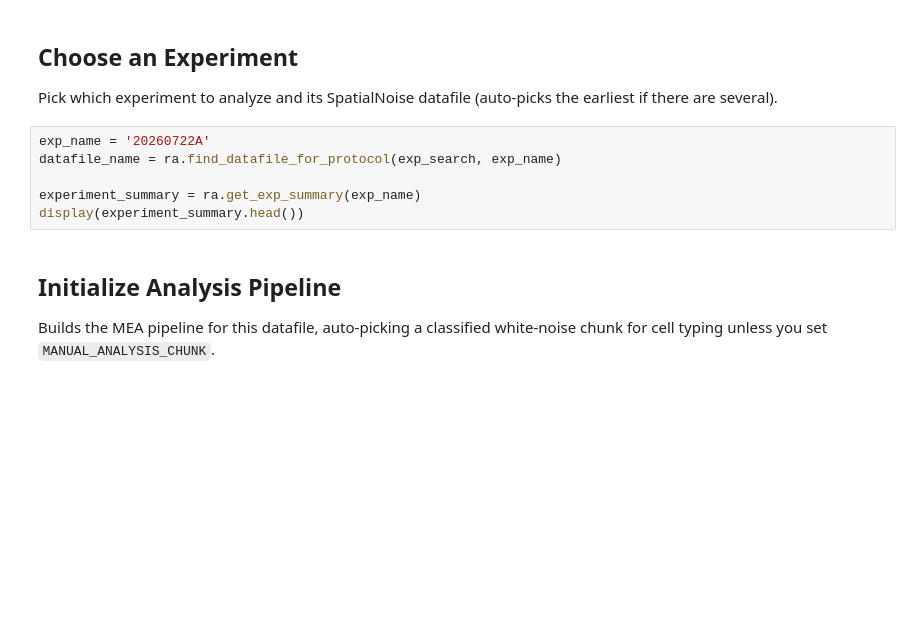
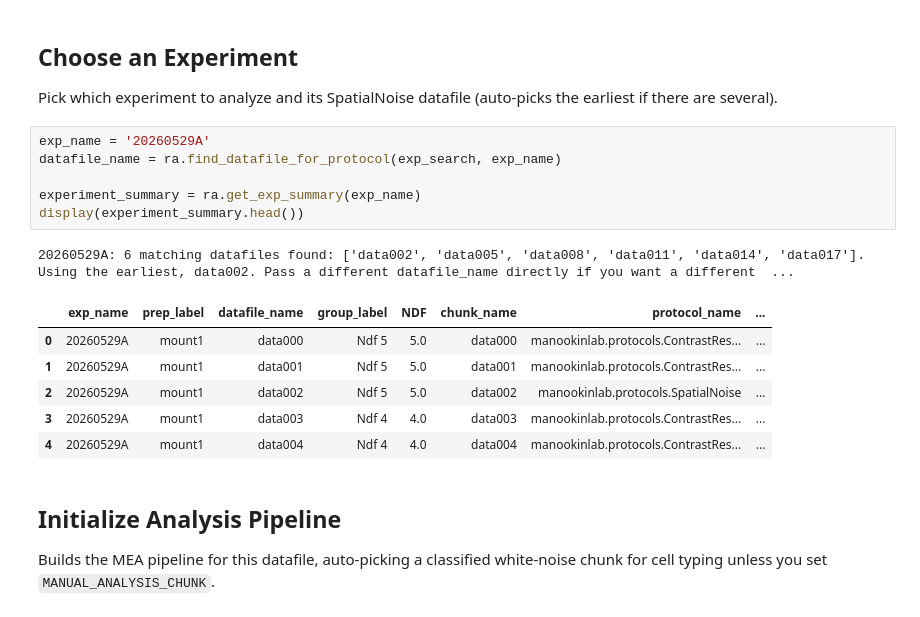
Before and after one commit to yasmine-tani/retinanalysis, a Jupyter notebook: demos/1_database_demo.ipynb, the cells around one changed output. Cells and saved outputs as stored; diff of their text form; blank space fills up the shorter version.

```diff
--- a/demos/1_database_demo.ipynb
+++ b/demos/1_database_demo.ipynb
@@ -70,11 +99,19 @@ all_axes = ra.plot_mosaics_for_datasets(exp_search, cell_types=cell_types,
 
 Pick which experiment to analyze and its SpatialNoise datafile (auto-picks the earliest if there are several).
 # %%
-exp_name = '20260722A'
+exp_name = '20260529A'
 datafile_name = ra.find_datafile_for_protocol(exp_search, exp_name)
 
 experiment_summary = ra.get_exp_summary(exp_name)
 display(experiment_summary.head())
+# %% [output]
+20260529A: 6 matching datafiles found: ['data002', 'data005', 'data008', 'data011', 'data014', 'data017']. Using the earliest, data002. Pass a different datafile_name directly if you want a different  ...
+|  | exp_name | prep_label | datafile_name | group_label | NDF | chunk_name | protocol_name | ... |
+| 0 | 20260529A | mount1 | data000 | Ndf 5 | 5.0 | data000 | manookinlab.protocols.ContrastRes... | ... |
+| 1 | 20260529A | mount1 | data001 | Ndf 5 | 5.0 | data001 | manookinlab.protocols.ContrastRes... | ... |
+| 2 | 20260529A | mount1 | data002 | Ndf 5 | 5.0 | data002 | manookinlab.protocols.SpatialNoise | ... |
+| 3 | 20260529A | mount1 | data003 | Ndf 4 | 4.0 | data003 | manookinlab.protocols.ContrastRes... | ... |
+| 4 | 20260529A | mount1 | data004 | Ndf 4 | 4.0 | data004 | manookinlab.protocols.ContrastRes... | ... |
 # %% [markdown]
 ## Initialize Analysis Pipeline
 
```
Also changed, not shown: parts of 9 cells of this notebook.
